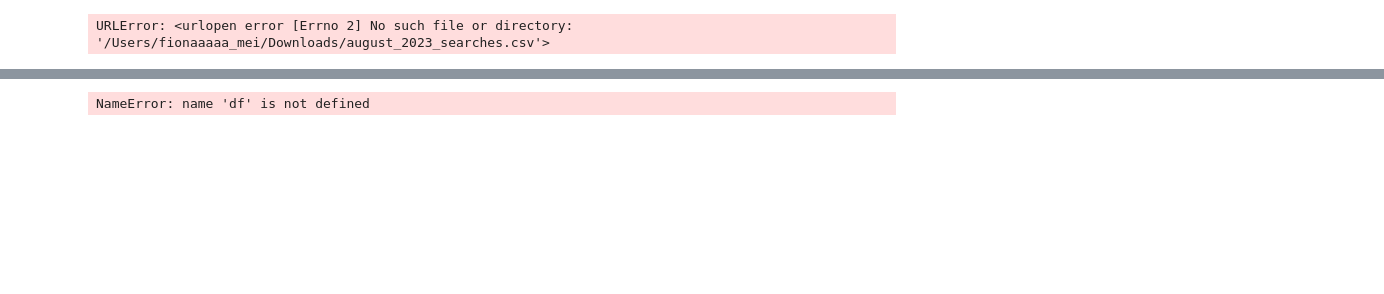
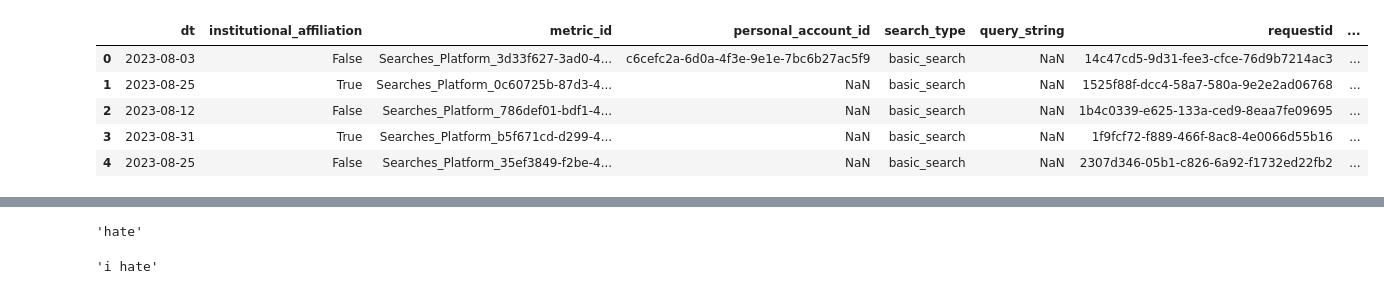
Before and after one commit to HaoMei510/JSTOR, a Jupyter notebook: JSTOR.ipynb, the cells around one changed output, grey strips where cells are left out. Cells and saved outputs as stored; diff of their text form; code cells hidden in the pictures; blank space fills up the shorter version.

```diff
--- a/JSTOR.ipynb
+++ b/JSTOR.ipynb
@@ -4,11 +4,15 @@ import numpy as np
 import matplotlib.pyplot as plt
 import re
 # %%
-path = "file:///Users/fionaaaaa_mei/Downloads/august_2023_searches.csv"
-df = pd.read_csv(path)
+df = pd.read_csv("/Users/fionaaaaa_mei/Downloads/august_2023_searches.csv")
 df.head(5)
 # %% [output]
-URLError: <urlopen error [Errno 2] No such file or directory: '/Users/fionaaaaa_mei/Downloads/august_2023_searches.csv'>
+|  | dt | institutional_affiliation | metric_id | personal_account_id | search_type | query_string | requestid | ... |
+| 0 | 2023-08-03 | False | Searches_Platform_3d33f627-3ad0-4... | c6cefc2a-6d0a-4f3e-9e1e-7bc6b27ac5f9 | basic_search | NaN | 14c47cd5-9d31-fee3-cfce-76d9b7214ac3 | ... |
+| 1 | 2023-08-25 | True | Searches_Platform_0c60725b-87d3-4... | NaN | basic_search | NaN | 1525f88f-dcc4-58a7-580a-9e2e2ad06768 | ... |
+| 2 | 2023-08-12 | False | Searches_Platform_786def01-bdf1-4... | NaN | basic_search | NaN | 1b4c0339-e625-133a-ced9-8eaa7fe09695 | ... |
+| 3 | 2023-08-31 | True | Searches_Platform_b5f671cd-d299-4... | NaN | basic_search | NaN | 1f9fcf72-f889-466f-8ac8-4e0066d55b16 | ... |
+| 4 | 2023-08-25 | False | Searches_Platform_35ef3849-f2be-4... | NaN | basic_search | NaN | 2307d346-05b1-c826-6a92-f1732ed22fb2 | ... |
 # %%
 df = df.dropna(subset=['query_string'])
 # %%
@@ -75,7 +80,13 @@ def clean_string(string):
+# %%
+remove_word(clean_string("A hate you"))
+# %% [output]
+'hate'
+# %%
+clean_string(remove_word("I Hate you"))
+# %% [output]
+'i hate'
 # %%
-df['query_string'] = df['query_string'].apply(clean_string)
+df['query_string'] = df['query_string'].apply(clean_string).apply(remove_word)
-# %% [output]
-NameError: name 'df' is not defined
 # %%
 df.head()
 # %% [output]
```
Also changed, not shown: parts of 10 cells of this notebook.
